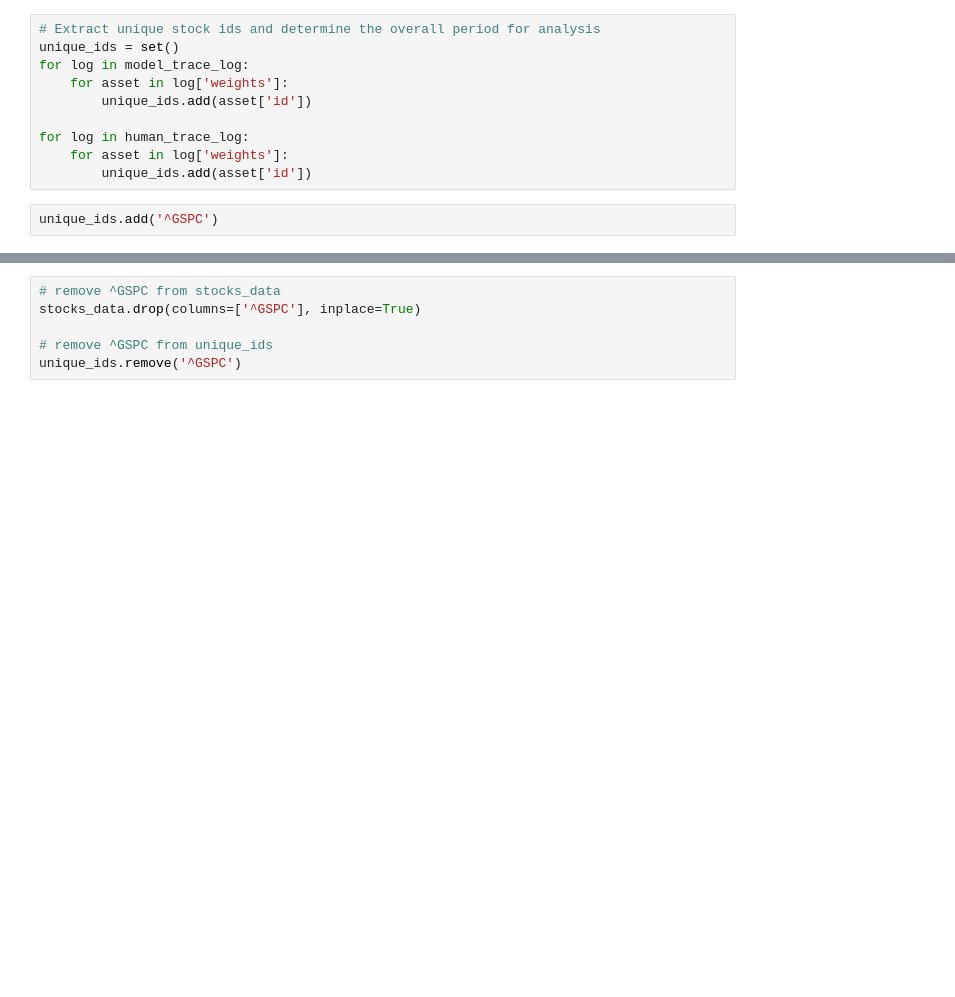
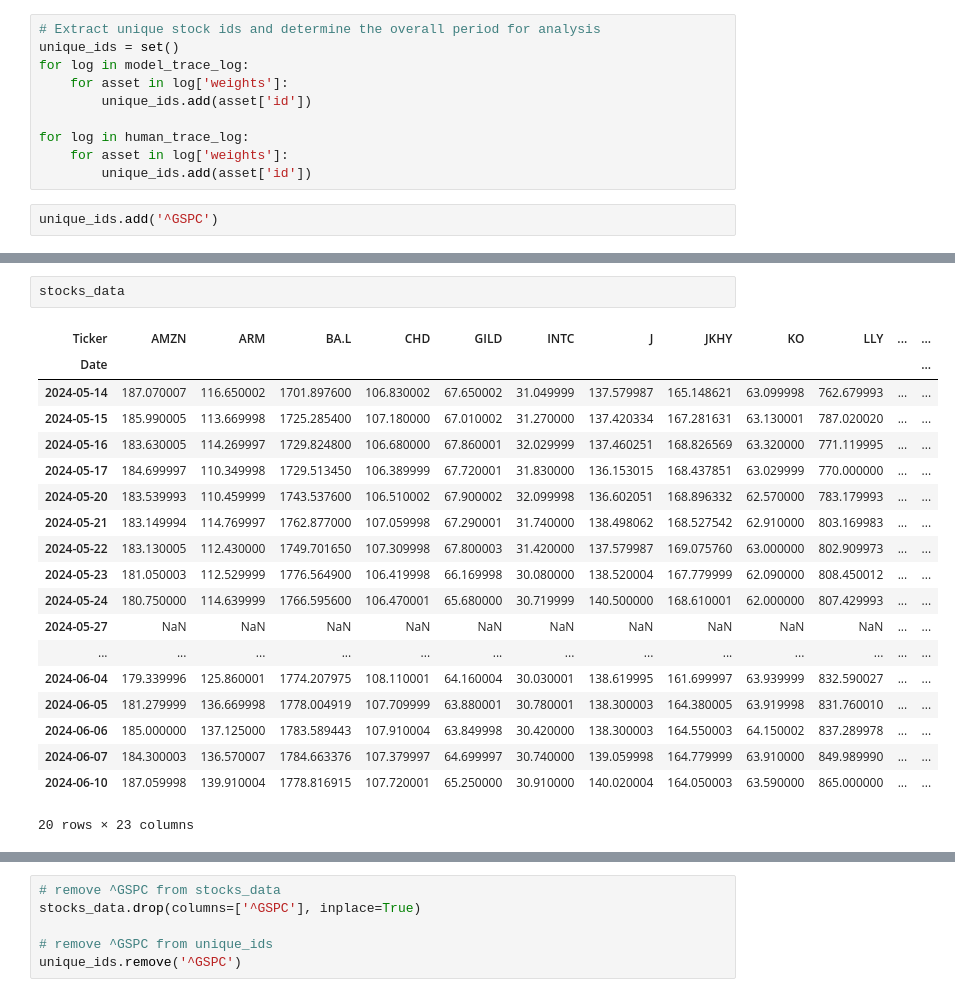
Before and after one commit to magiccpp/portfolio-2, a Jupyter notebook: compare_visual.ipynb, the cells around one changed output, grey strips where cells are left out. Drawn from its saved outputs; the diff is of its cells as text; blank space fills up the shorter version.

```diff
--- a/compare_visual.ipynb
+++ b/compare_visual.ipynb
@@ -211,3 +291,25 @@ stocks_data = pdr.get_data_yahoo(list(unique_ids), start='2024-05-14', end=None)
+# %%
+stocks_data
+# %% [output]
+| Ticker | AMZN | ARM | BA.L | CHD | GILD | INTC | J | JKHY | KO | LLY | ... | ... |
+| Date |  |  |  |  |  |  |  |  |  |  |  | ... |
+| 2024-05-14 | 187.070007 | 116.650002 | 1701.897600 | 106.830002 | 67.650002 | 31.049999 | 137.579987 | 165.148621 | 63.099998 | 762.679993 | ... | ... |
+| 2024-05-15 | 185.990005 | 113.669998 | 1725.285400 | 107.180000 | 67.010002 | 31.270000 | 137.420334 | 167.281631 | 63.130001 | 787.020020 | ... | ... |
+| 2024-05-16 | 183.630005 | 114.269997 | 1729.824800 | 106.680000 | 67.860001 | 32.029999 | 137.460251 | 168.826569 | 63.320000 | 771.119995 | ... | ... |
+| 2024-05-17 | 184.699997 | 110.349998 | 1729.513450 | 106.389999 | 67.720001 | 31.830000 | 136.153015 | 168.437851 | 63.029999 | 770.000000 | ... | ... |
+| 2024-05-20 | 183.539993 | 110.459999 | 1743.537600 | 106.510002 | 67.900002 | 32.099998 | 136.602051 | 168.896332 | 62.570000 | 783.179993 | ... | ... |
+| 2024-05-21 | 183.149994 | 114.769997 | 1762.877000 | 107.059998 | 67.290001 | 31.740000 | 138.498062 | 168.527542 | 62.910000 | 803.169983 | ... | ... |
+| 2024-05-22 | 183.130005 | 112.430000 | 1749.701650 | 107.309998 | 67.800003 | 31.420000 | 137.579987 | 169.075760 | 63.000000 | 802.909973 | ... | ... |
+| 2024-05-23 | 181.050003 | 112.529999 | 1776.564900 | 106.419998 | 66.169998 | 30.080000 | 138.520004 | 167.779999 | 62.090000 | 808.450012 | ... | ... |
+| 2024-05-24 | 180.750000 | 114.639999 | 1766.595600 | 106.470001 | 65.680000 | 30.719999 | 140.500000 | 168.610001 | 62.000000 | 807.429993 | ... | ... |
+| 2024-05-27 | NaN | NaN | NaN | NaN | NaN | NaN | NaN | NaN | NaN | NaN | ... | ... |
+| ... | ... | ... | ... | ... | ... | ... | ... | ... | ... | ... | ... | ... |
+| 2024-06-04 | 179.339996 | 125.860001 | 1774.207975 | 108.110001 | 64.160004 | 30.030001 | 138.619995 | 161.699997 | 63.939999 | 832.590027 | ... | ... |
+| 2024-06-05 | 181.279999 | 136.669998 | 1778.004919 | 107.709999 | 63.880001 | 30.780001 | 138.300003 | 164.380005 | 63.919998 | 831.760010 | ... | ... |
+| 2024-06-06 | 185.000000 | 137.125000 | 1783.589443 | 107.910004 | 63.849998 | 30.420000 | 138.300003 | 164.550003 | 64.150002 | 837.289978 | ... | ... |
+| 2024-06-07 | 184.300003 | 136.570007 | 1784.663376 | 107.379997 | 64.699997 | 30.740000 | 139.059998 | 164.779999 | 63.910000 | 849.989990 | ... | ... |
+| 2024-06-10 | 187.059998 | 139.910004 | 1778.816915 | 107.720001 | 65.250000 | 30.910000 | 140.020004 | 164.050003 | 63.590000 | 865.000000 | ... | ... |
+20 rows × 23 columns
 # %%
 unique_ids
 # %% [output]
```
Also changed, not shown: parts of 15 cells of this notebook, 4 other files.
